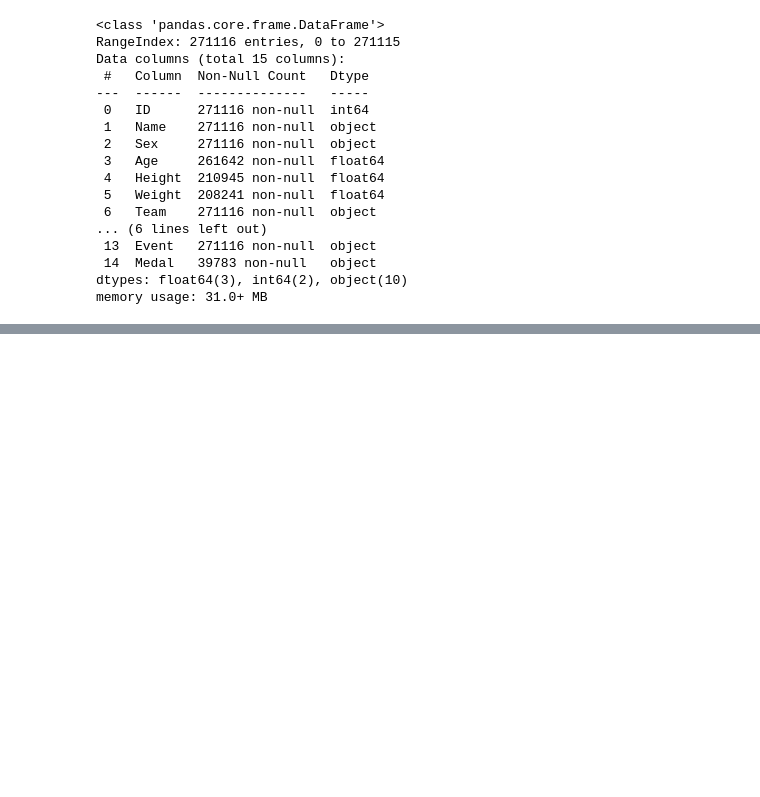
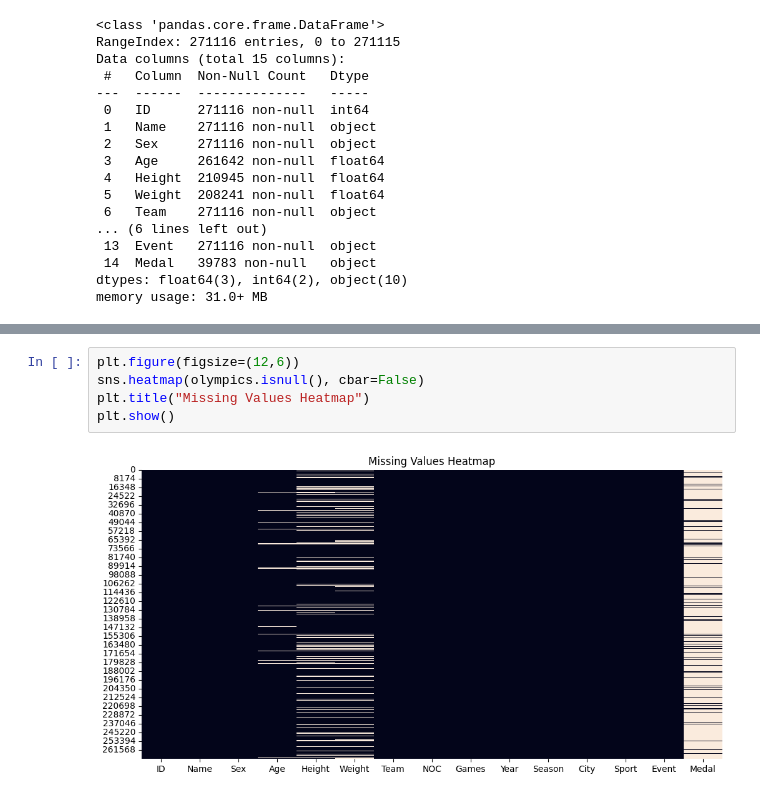
Before and after one commit to moosakazim12/Analyzing-Olympics-Data-with-Python, a Jupyter notebook: notebooks/Olympics.ipynb, the cells around one changed output, grey strips where cells are left out. Cells and saved outputs as stored; diff of their text form; blank space fills up the shorter version.

```diff
--- a/notebooks/Olympics.ipynb
+++ b/notebooks/Olympics.ipynb
@@ -88,4 +120,11 @@ Medal     85.326207
 dtype: float64
+# %%
+plt.figure(figsize=(12,6))
+sns.heatmap(olympics.isnull(), cbar=False)
+plt.title("Missing Values Heatmap")
+plt.show()
+# %% [output]
+[figure, added]
 # %%
 olympics[['Age','Height','Weight']].skew()
 # %% [output]
```
Also changed, not shown: parts of 26 cells of this notebook, 1 other file.
